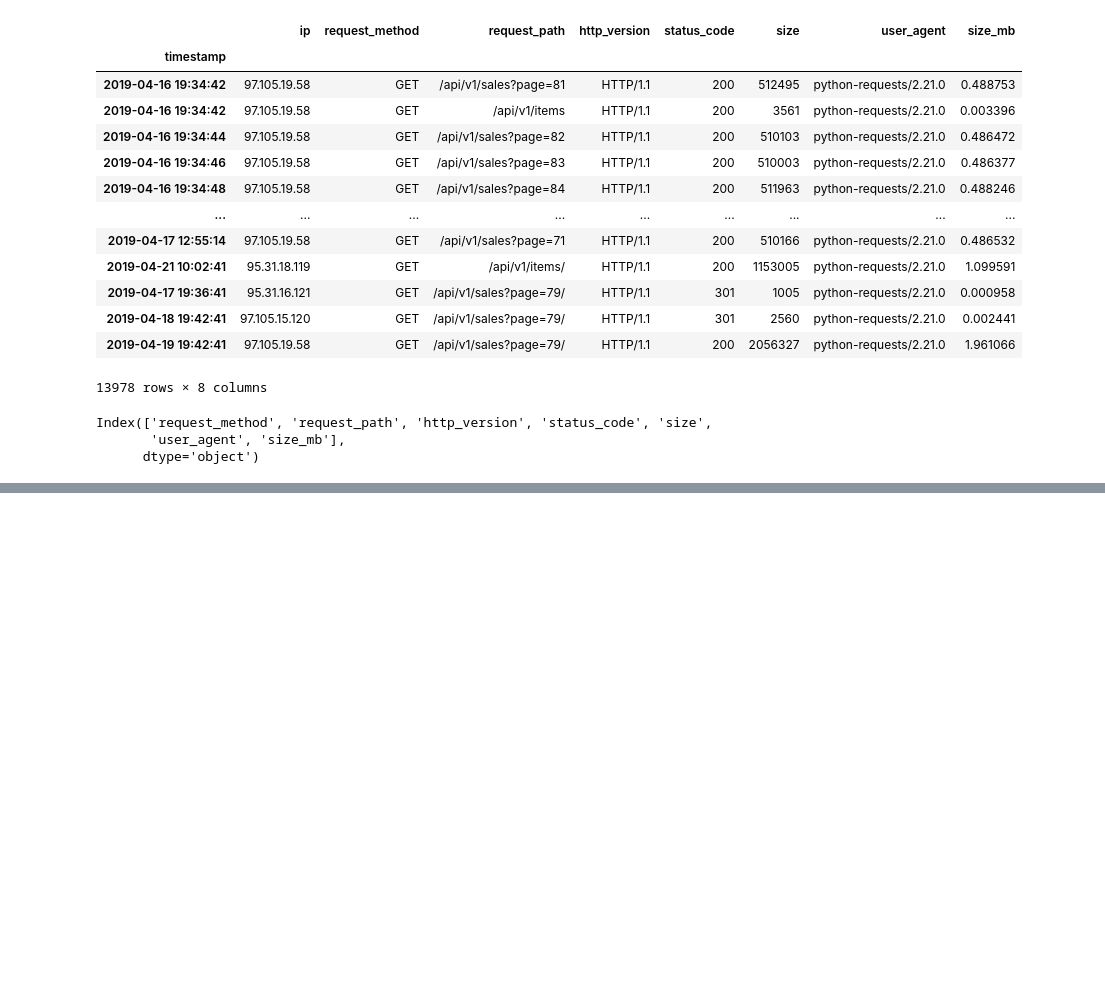
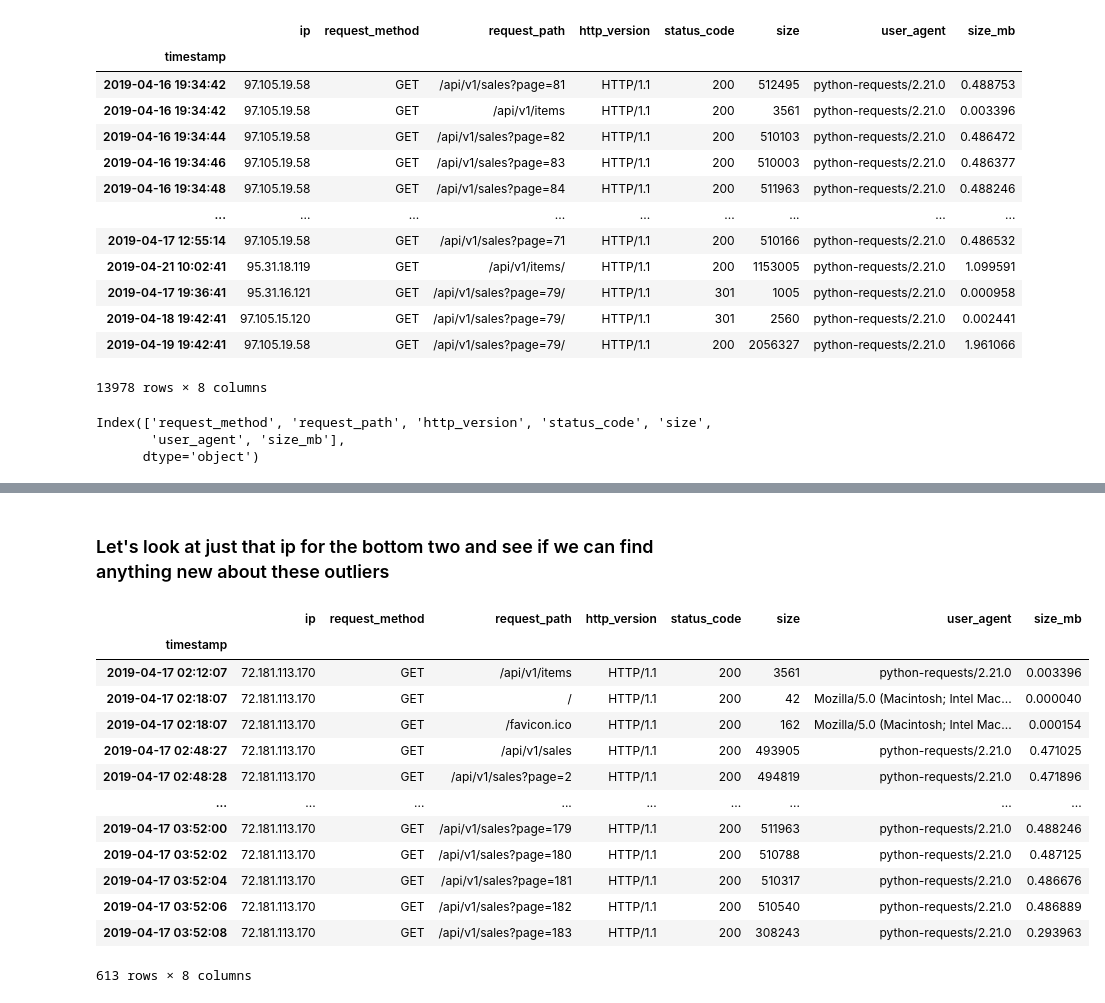
Before and after one commit to Jay-Almendarez/anomaly-detection-exercises, a Jupyter notebook: discrete_anomaly_detection.ipynb, the cells around one changed output, grey strips where cells are left out. Saved outputs shown, nothing was run; the diff lists cells and outputs as text; code cells hidden in the pictures; blank space fills up the shorter version.

```diff
--- a/discrete_anomaly_detection.ipynb
+++ b/discrete_anomaly_detection.ipynb
@@ -199,0 +229,19 @@ ip_df.head()
+# %% [markdown]
+### Let's look at just that ip for the bottom two and see if we can find anything new about these outliers
+# %%
+df[df.ip == '72.181.113.170']
+# %% [output]
+|  | ip | request_method | request_path | http_version | status_code | size | user_agent | size_mb |
+| timestamp |  |  |  |  |  |  |  |  |
+| 2019-04-17 02:12:07 | 72.181.113.170 | GET | /api/v1/items | HTTP/1.1 | 200 | 3561 | python-requests/2.21.0 | 0.003396 |
+| 2019-04-17 02:18:07 | 72.181.113.170 | GET | / | HTTP/1.1 | 200 | 42 | Mozilla/5.0 (Macintosh; Intel Mac... | 0.000040 |
+| 2019-04-17 02:18:07 | 72.181.113.170 | GET | /favicon.ico | HTTP/1.1 | 200 | 162 | Mozilla/5.0 (Macintosh; Intel Mac... | 0.000154 |
+| 2019-04-17 02:48:27 | 72.181.113.170 | GET | /api/v1/sales | HTTP/1.1 | 200 | 493905 | python-requests/2.21.0 | 0.471025 |
+| 2019-04-17 02:48:28 | 72.181.113.170 | GET | /api/v1/sales?page=2 | HTTP/1.1 | 200 | 494819 | python-requests/2.21.0 | 0.471896 |
+| ... | ... | ... | ... | ... | ... | ... | ... | ... |
+| 2019-04-17 03:52:00 | 72.181.113.170 | GET | /api/v1/sales?page=179 | HTTP/1.1 | 200 | 511963 | python-requests/2.21.0 | 0.488246 |
+| 2019-04-17 03:52:02 | 72.181.113.170 | GET | /api/v1/sales?page=180 | HTTP/1.1 | 200 | 510788 | python-requests/2.21.0 | 0.487125 |
+| 2019-04-17 03:52:04 | 72.181.113.170 | GET | /api/v1/sales?page=181 | HTTP/1.1 | 200 | 510317 | python-requests/2.21.0 | 0.486676 |
+| 2019-04-17 03:52:06 | 72.181.113.170 | GET | /api/v1/sales?page=182 | HTTP/1.1 | 200 | 510540 | python-requests/2.21.0 | 0.486889 |
+| 2019-04-17 03:52:08 | 72.181.113.170 | GET | /api/v1/sales?page=183 | HTTP/1.1 | 200 | 308243 | python-requests/2.21.0 | 0.293963 |
+613 rows × 8 columns
```
Also changed, not shown: parts of 29 cells of this notebook.
